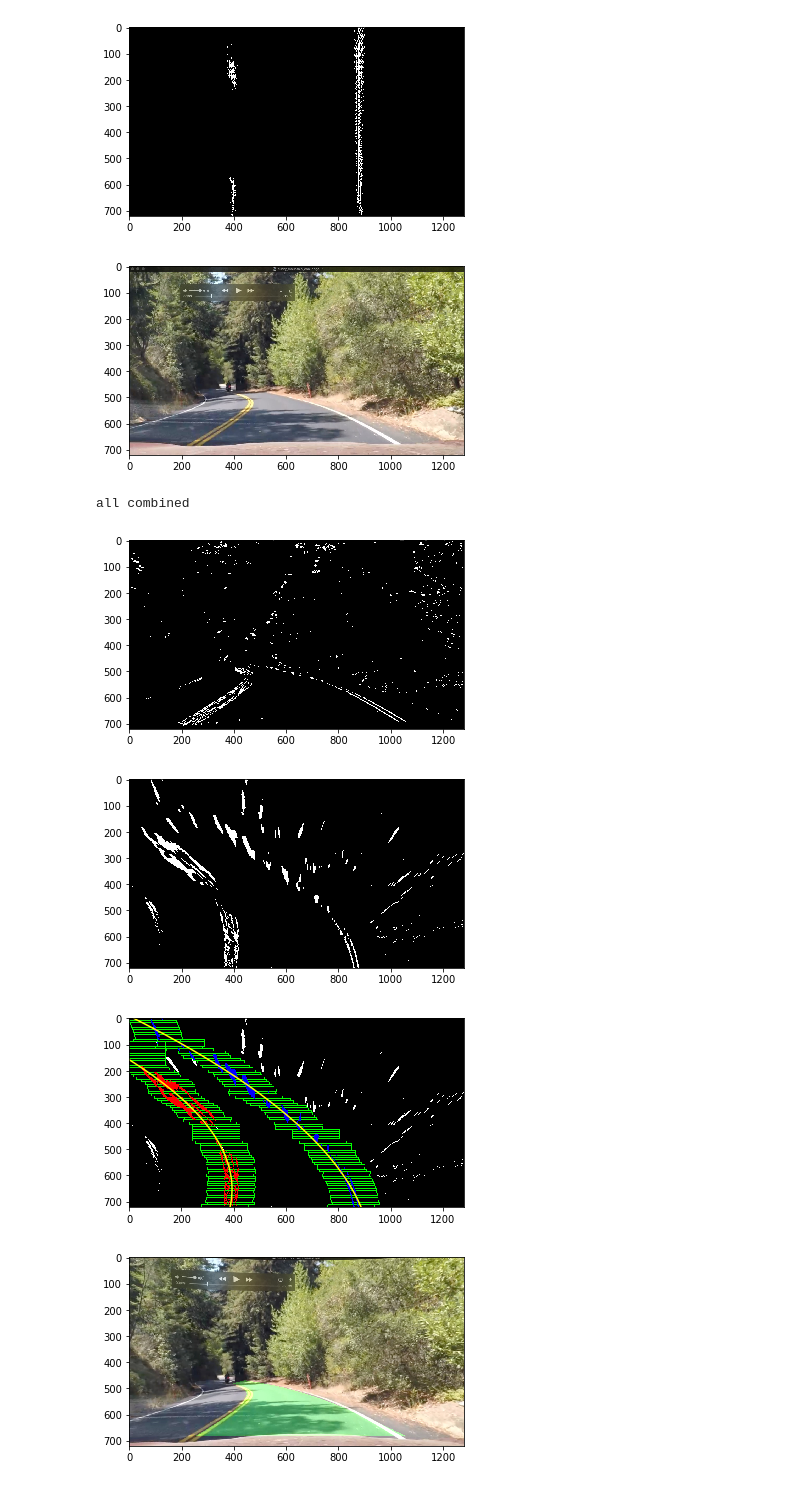
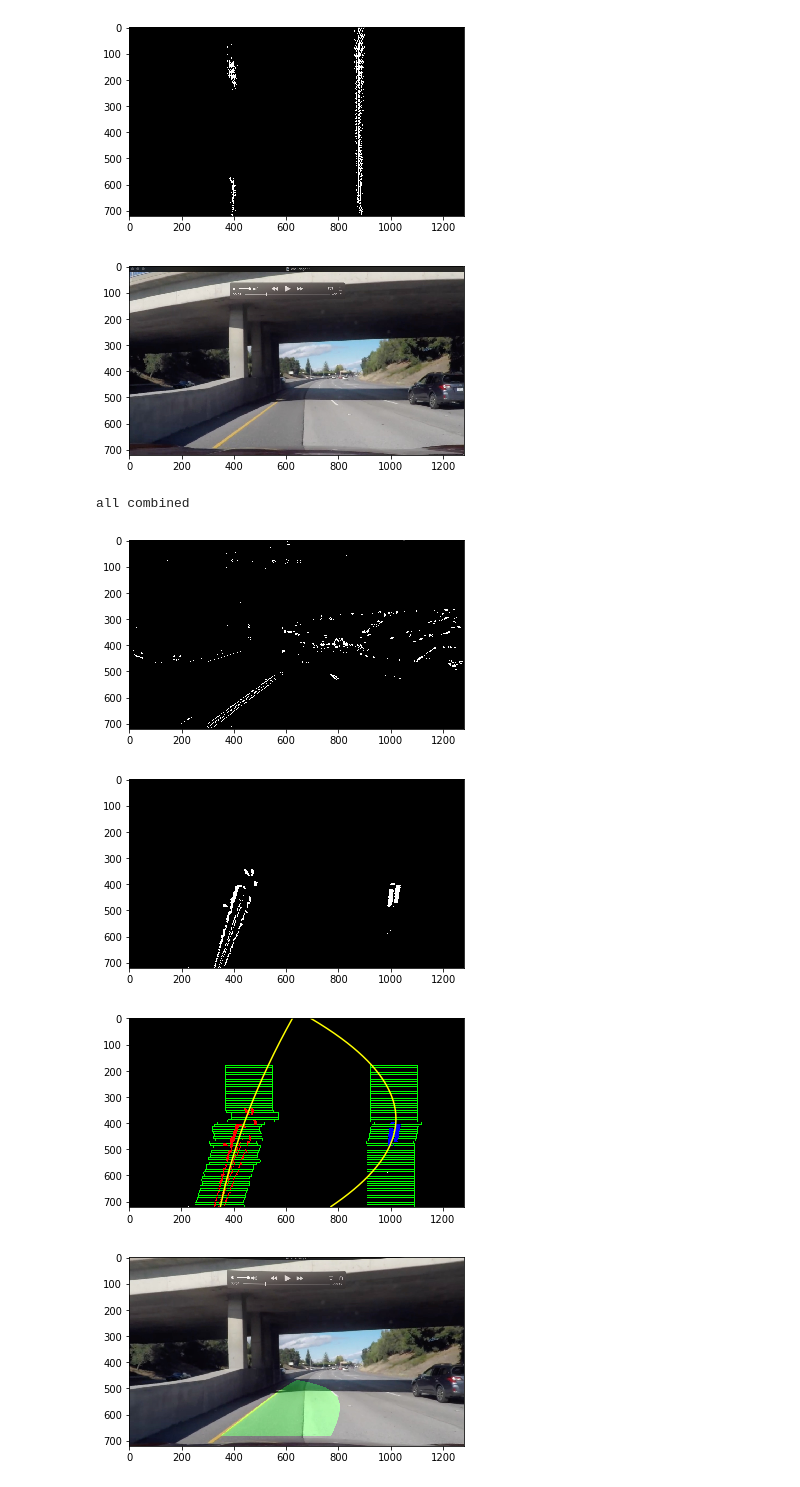
Before and after one commit to artxj/CarND-Advanced-Lane-Lines, a Jupyter notebook: lane_finder.ipynb, the cells around one changed output. Cells and saved outputs as stored; diff of their text form; code cells hidden in the pictures.

```diff
--- a/lane_finder.ipynb
+++ b/lane_finder.ipynb
@@ -272,7 +272,6 @@ def warp_perspective(image, M, image_size):
     """
     return cv2.warpPerspective(image, M, image_size, flags=cv2.INTER_LINEAR)
 # %%
-
 
 def test_func(image, show_plot=False, show_only_final=False):
     if show_plot:
@@ -295,11 +294,11 @@ def test_func(image, show_plot=False, show_only_final=False):
         show_image(gray, cmap='gray')
     threshed_m = apply_magnitude_sobel(gray, kernel_size=3, thresh=(20, 100))
     # show_image(threshed_m, cmap='gray')
-    threshed_d = apply_direction_sobel(gray, kernel_size=25, thresh=(0.7, 1.3))
+    threshed_d = apply_direction_sobel(gray, kernel_size=25, thresh=(0.6, 1.4))
     # show_image(threshed_d, cmap='gray')
 
-    sobelx = apply_sobel_thresh(gray, orient='x', thresh=(40, 100), kernel_size=13)
-    sobely = apply_sobel_thresh(gray, orient='y', thresh=(40, 100), kernel_size=13)
+    sobelx = apply_sobel_thresh(gray, orient='x', thresh=(20, 100), kernel_size=13)
+    sobely = apply_sobel_thresh(gray, orient='y', thresh=(20, 100), kernel_size=13)
     sobel_a = np.zeros_like(l_channel)
     sobel_a[(sobelx == 1) & (sobely == 1)] = 1
     if show_plot:
@@ -326,7 +325,7 @@ def test_func(image, show_plot=False, show_only_final=False):
     v_binary_output[(vx_binary_output == 1) & (vy_binary_output == 1)] = 1
 
     s_l = np.zeros_like(l_binary_output)
-    s_l[((sobel_a == 1) & (l_binary_output == 1)) | (v_binary_output == 1)] = 1
+    s_l[((sobel_a == 1) & (threshed_d == 1) & (l_binary_output == 1)) | (v_binary_output == 1)] = 1
     if show_plot:
         print('all combined')
         show_image(s_l, cmap='gray')
@@ -395,6 +394,6 @@ def test_func3(image, show_plot=False, show_only_final=False):
     return s_binary_output
 
 
-image = read_image('./test_images/hard12.jpg')
+image = read_image('./test_images/challenge1.jpg')
 test_func(image, show_plot=True)
 # %% [output]
@@ -434,7 +433,7 @@ image = read_image('./test_images/straight_lines2.jpg')
 # dst = np.float32([[272, 0], [1037, 0], [1037, 720], [272, 720]])
 
 src = np.float32([[568, 470], [721, 470], [1048, 682], [275, 682]])
-dst = np.float32([[400, 0], [880, 0], [880, 720], [400, 720]])
+dst = np.float32([[275, 0], [1048, 0], [1048, 720], [275, 720]])
 
 perspective_M = get_perspective_transform(src, dst)
 perspective_Minv = get_perspective_transform(dst, src)
@@ -754,7 +755,7 @@ def sliding_window_search2(binary_warped, show_plot=False):
     # Set the width of the windows +/- margin
     margin = 90
     # Set minimum number of pixels found to recenter window
-    minpix = 20
+    minpix = 50
     minaddpix = 15
     # Create empty lists to receive left and right lane pixel indices
     left_lane_inds = []
@@ -771,7 +772,7 @@ def sliding_window_search2(binary_warped, show_plot=False):
     right_started = False
 
     # Step through the windows one by one
-    for window in range(4 * nwindows // 4):
+    for window in range(3 * nwindows // 4):
         # Identify window boundaries in x and y (and right and left)
         win_y_low = binary_warped.shape[0] - (window+1)*window_height
         win_y_high = binary_warped.shape[0] - window*window_height
@@ -810,9 +811,9 @@ def sliding_window_search2(binary_warped, show_plot=False):
         if len(good_right_inds) > minpix:
             rightx_current = np.int(np.mean(nonzerox[good_right_inds]))
 
-        if unfound_left_count > 5 and win_xleft_low <= 0:
+        if unfound_left_count > 5 and (win_xleft_low <= 50 or win_xleft_high >= binary_warped.shape[1] - 51):
             stop_left = True
-        if unfound_right_count > 5 and win_xright_high >= (binary_warped.shape[1] - 1):
+        if unfound_right_count > 5 and (win_xright_low <= 50 or win_xright_high >= binary_warped.shape[1] - 51):
             stop_right = True
 
     # Concatenate the arrays of indices
@@ -869,6 +870,19 @@ def sliding_window_search2(binary_warped, show_plot=False):
             else:
                 left_fit = None
 
+
+    """
+    if left_fit is not None and right_fit is not None:
+        ploty = np.linspace(0, binary_warped.shape[0]-1, binary_warped.shape[0] )
+        left_fitx = left_fit[0] * ploty**2 + left_fit[1] * ploty + left_fit[2]
+        right_fitx = right_fit[0] * ploty**2 + right_fit[1] * ploty + right_fit[2]
+        if abs(np.amin(left_fitx) - np.amax(left_fitx)) < 100 and abs(np.amin(right_fitx) - np.amax(right_fitx)) > 700:
+            right_fit = None
+        elif abs(np.amin(right_fitx) - np.amax(right_fitx)) < 100 and abs(np.amin(left_fitx) - np.amax(left_fitx)) > 700:
+            left_fit = None
+    """
+
+
     if show_plot:
         ploty = np.linspace(0, binary_warped.shape[0]-1, binary_warped.shape[0] )
         if left_fit is not None:
@@ -913,16 +927,16 @@ def process_image(image):
     return full_process_image(image, image_size, calibration_mtx, calibration_dist, perspective_M, perspective_Minv)
 # %%
 
-image = read_image('./test_images/hard12.jpg')
+image = read_image('./test_images/challenge2.jpg')
 show_image(image)
 show_image(full_process_image(image, image_size, calibration_mtx, calibration_dist, perspective_M, perspective_Minv, show_plot=True))
 # %% [output]
-[figure, old version]
+[figure, new version]
 all combined
-[figure, old version]
+[figure, new version]
-[figure, old version]
+[figure, new version]
-[figure, old version]
+[figure, new version]
-[figure, old version]
+[figure, new version]
 # %%
 
 class Lane():
```
Also changed, not shown: parts of 11 cells of this notebook.
